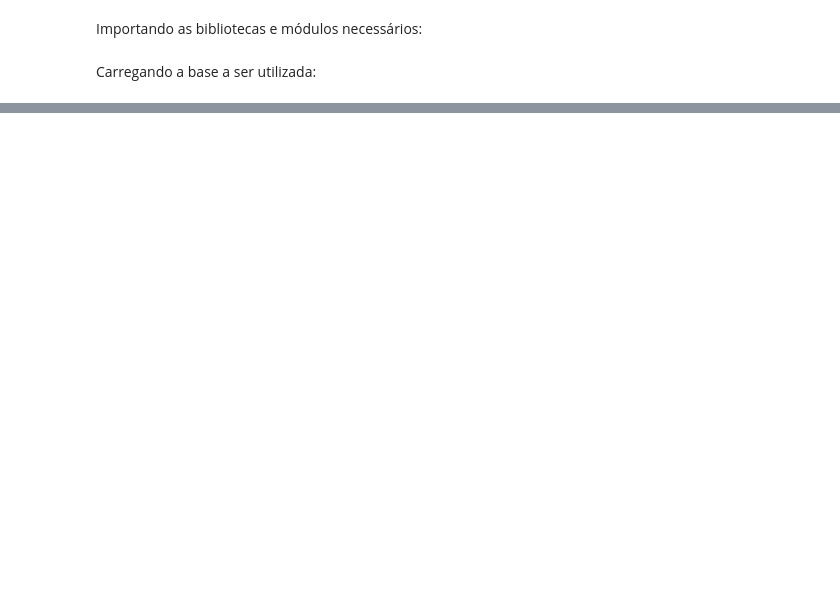
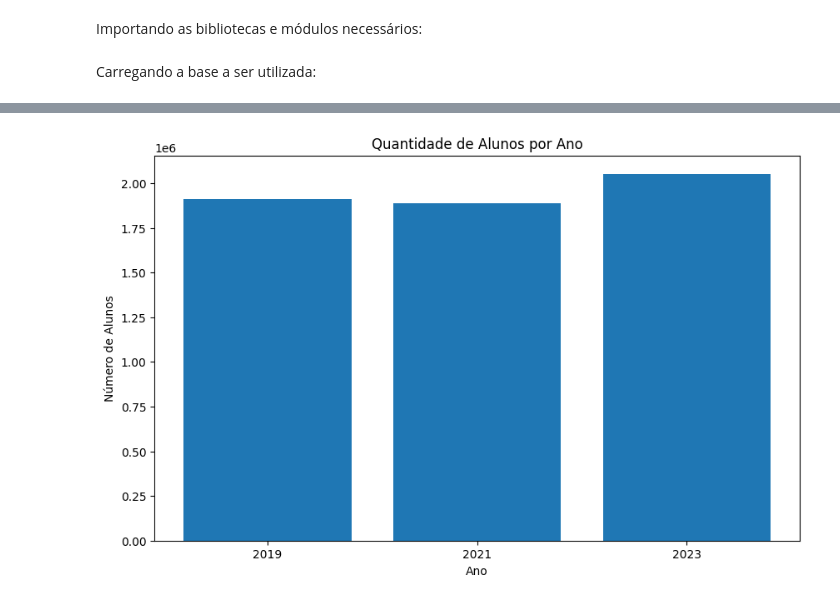
Before and after one commit to emilly788/TCC, a Jupyter notebook: 3. Análise Exploratória.ipynb, the cells around one changed output, grey strips where cells are left out. Saved outputs shown, nothing was run; the diff lists cells and outputs as text; code cells hidden in the pictures; blank space fills up the shorter version.

```diff
--- a/3. Análise Exploratória.ipynb
+++ b/3. Análise Exploratória.ipynb
@@ -59,2 +22,23 @@ for var in variaveis:
+# %%
+quantidade = (
+    df_final["ANO"]
+    .value_counts()
+    .sort_index()
+)
+
+plt.figure(figsize=(10,6))
+
+plt.bar(
+    quantidade.index.astype(str),
+    quantidade.values
+)
+
+plt.title("Quantidade de Alunos por Ano")
+plt.xlabel("Ano")
+plt.ylabel("Número de Alunos")
+
+plt.show()
+# %% [output]
+[figure, added]
 # %% [markdown]
 #### 2. Evolução da proficiência
```
Also changed, not shown: parts of 48 cells of this notebook, 1 other file.
